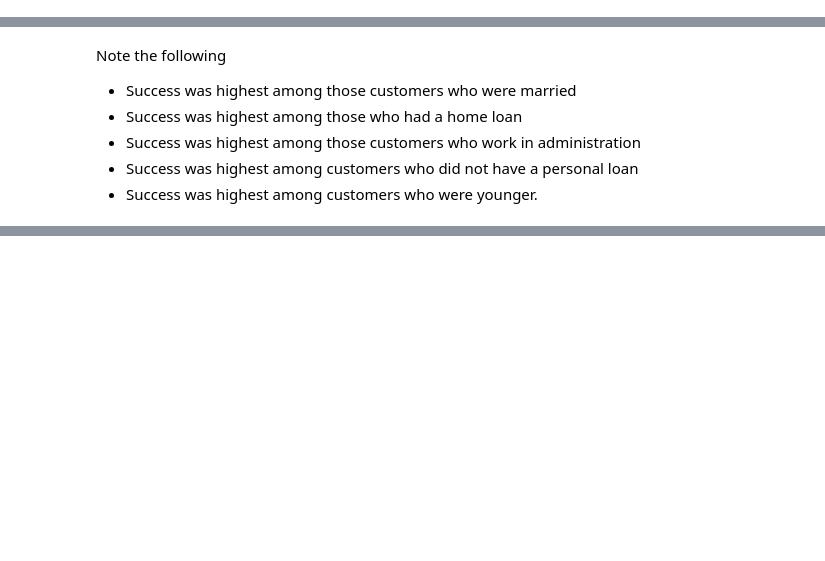
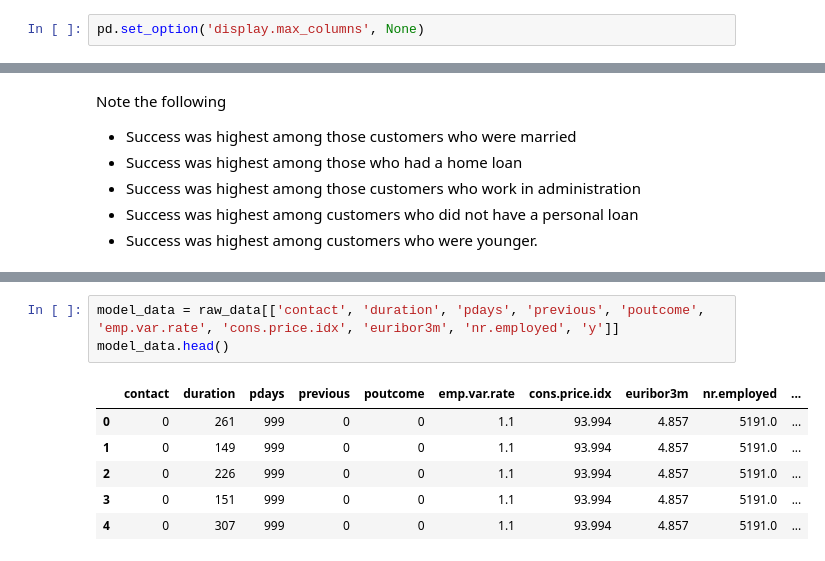
Before and after one commit to Dansah2/Dansah2_LogisticRegression_4GeeksProject, a Jupyter notebook: src/explore.ipynb, the cells around one changed output, grey strips where cells are left out. Drawn from its saved outputs; the diff is of its cells as text; blank space fills up the shorter version.

Commit message:
model creation

```diff
--- a/src/explore.ipynb
+++ b/src/explore.ipynb
@@ -61,6 +61,8 @@ y. TARGET. Whether the customer takes out a long-term deposit or not (categorica
 import pandas as pd
 import seaborn as sns
 import matplotlib.pyplot as plt
+# %%
+pd.set_option('display.max_columns', None)
 # %%
 raw_data = pd.read_csv("https://raw.githubusercontent.com/4GeeksAcademy/logistic-regression-project-tutorial/main/bank-marketing-campaign-data.csv", sep=';')
 raw_data.head()
@@ -182,0 +235,10 @@ Note the following
+# %%
+model_data = raw_data[['contact', 'duration', 'pdays', 'previous', 'poutcome', 'emp.var.rate', 'cons.price.idx', 'euribor3m', 'nr.employed', 'y']]
+model_data.head()
+# %% [output]
+|  | contact | duration | pdays | previous | poutcome | emp.var.rate | cons.price.idx | euribor3m | nr.employed | ... |
+| 0 | 0 | 261 | 999 | 0 | 0 | 1.1 | 93.994 | 4.857 | 5191.0 | ... |
+| 1 | 0 | 149 | 999 | 0 | 0 | 1.1 | 93.994 | 4.857 | 5191.0 | ... |
+| 2 | 0 | 226 | 999 | 0 | 0 | 1.1 | 93.994 | 4.857 | 5191.0 | ... |
+| 3 | 0 | 151 | 999 | 0 | 0 | 1.1 | 93.994 | 4.857 | 5191.0 | ... |
+| 4 | 0 | 307 | 999 | 0 | 0 | 1.1 | 93.994 | 4.857 | 5191.0 | ... |
```
Also changed, not shown: parts of 5 cells of this notebook.
